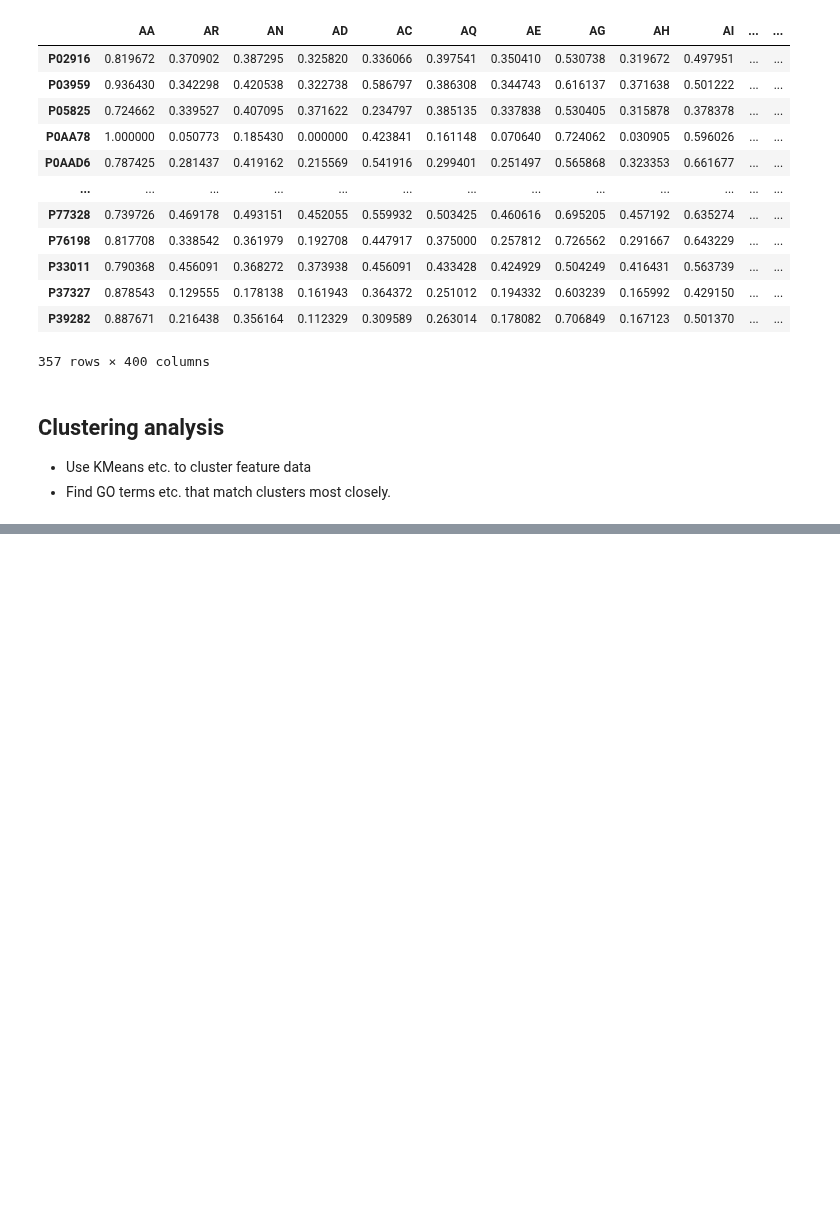
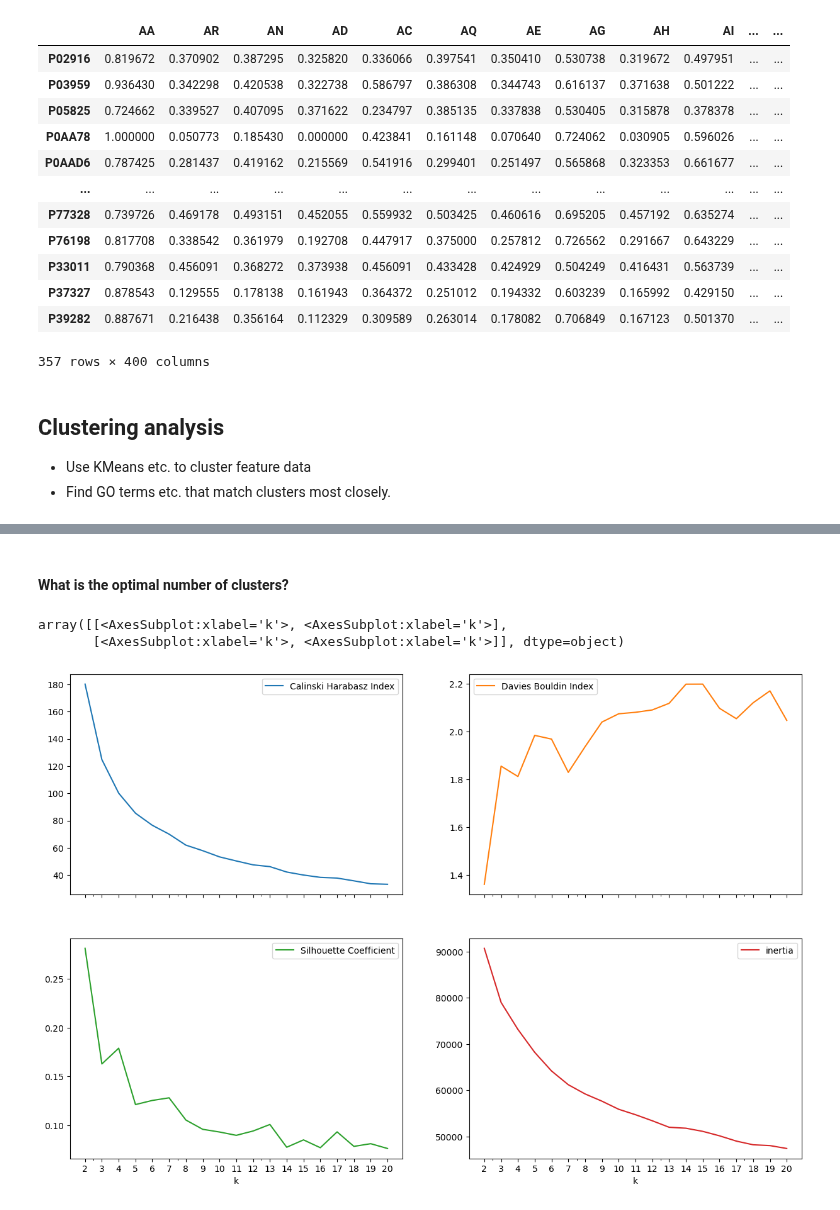
Before and after one commit to adenger/subpred4, a Jupyter notebook: notebooks/ecoli_clusters_protnlm.ipynb, the cells around one changed output, grey strips where cells are left out. Saved outputs shown, nothing was run; the diff lists cells and outputs as text; code cells hidden in the pictures; blank space fills up the shorter version.

Commit message:
method for checking clustering quality

```diff
--- a/notebooks/ecoli_clusters_protnlm.ipynb
+++ b/notebooks/ecoli_clusters_protnlm.ipynb
@@ -449,0 +467,2 @@ feature_pssm
+# %% [markdown]
+#### What is the optimal number of clusters?
@@ -449,0 +520,6 @@ feature_pssm
+# %%
+cluster_plots(feature_pssm)
+# %% [output]
+array([[<AxesSubplot:xlabel='k'>, <AxesSubplot:xlabel='k'>],
+       [<AxesSubplot:xlabel='k'>, <AxesSubplot:xlabel='k'>]], dtype=object)
+[figure, added]
```
Also changed, not shown: parts of 12 cells of this notebook.
